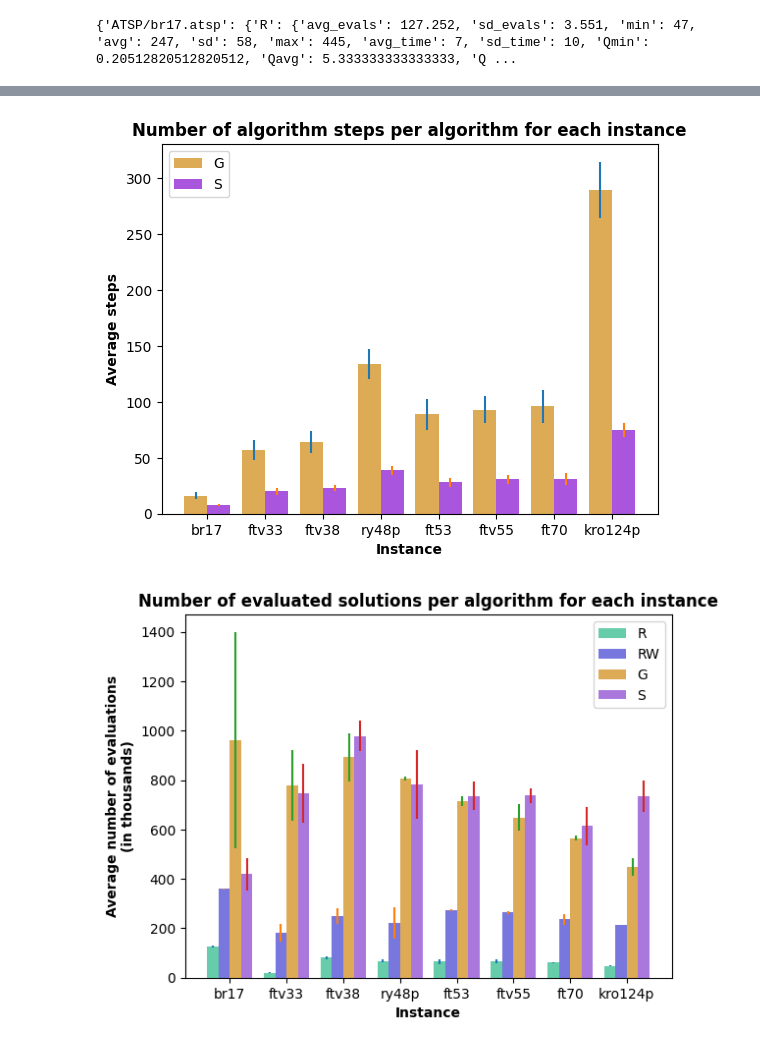
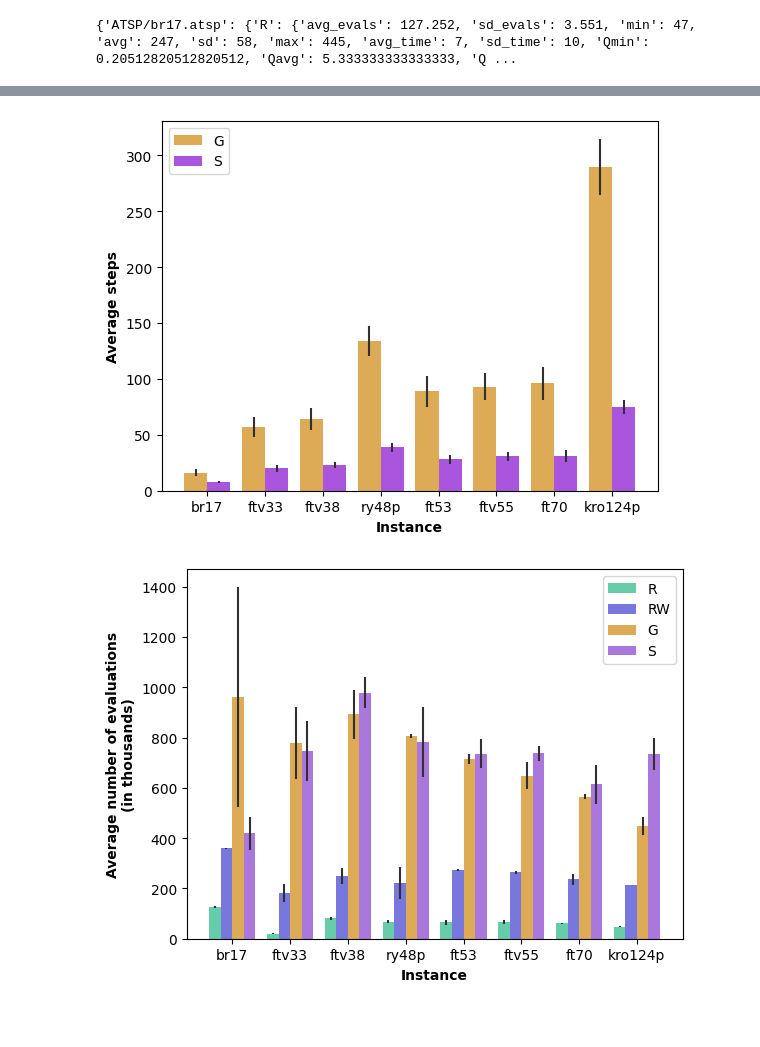
Before and after one commit to WojciechMajewski/BiologicallyInspired, a Jupyter notebook: plot_generation/main_plots.ipynb, the cells around one changed output, grey strips where cells are left out. Drawn from its saved outputs; the diff is of its cells as text; code cells hidden in the pictures; blank space fills up the shorter version.

```diff
--- a/plot_generation/main_plots.ipynb
+++ b/plot_generation/main_plots.ipynb
@@ -132,9 +132,9 @@ colors = ["#66ccaa", "#7777dd", "#dd6688", "#ddaa55", "#aa99dd"]
 
 for index, key in enumerate(list(dataset.keys())):
     plt.bar(r_list[index], dataset[key], log = True, color = colors[index], width=barWidth, label=key)
-    plt.errorbar(r_list[index], dataset[key], error[key], linestyle='None')
+    plt.errorbar(r_list[index], dataset[key], error[key], linestyle='None', color='#303030')
 
-plt.title("Average time of each algorithm per instance", fontweight='bold')
+#plt.title("Average time of each algorithm per instance", fontweight='bold')
 plt.xlabel('Instance', fontweight='bold')
 plt.ylabel('Average time', fontweight='bold')
 plt.xticks([r + 2*barWidth for r in range(len(dataset["R"]))], ticks)
@@ -195,9 +195,9 @@ colors = ["#66ccaa", "#7777dd", "#dd6688", "#ddaa55", "#aa55dd"]
 for index, key in enumerate(list(dataset.keys())):
     plt.bar(r_list[index], dataset[key], color = colors[index], width=barWidth, label=key)
 
-    plt.errorbar(r_list[index], dataset[key], error[key], linestyle='None')
+    plt.errorbar(r_list[index], dataset[key], error[key], linestyle='None', color='#303030')
 
-plt.title("Quality measure of average solution for each algorithm and instance,\n with respect to the best known solution", fontweight='bold')
+#plt.title("Quality measure of average solution for each algorithm and instance,\n with respect to the best known solution", fontweight='bold')
 plt.xlabel('Instance', fontweight='bold')
 plt.ylabel('Quality', fontweight='bold')
 plt.xticks([r + 2*barWidth for r in range(len(dataset["R"]))], ticks)
@@ -228,9 +228,9 @@ colors = ["#ddaa55", "#aa55dd"]
 for index, key in enumerate(list(dataset.keys())):
     plt.bar(r_list[index], dataset[key], color = colors[index], width=barWidth, label=key)
 
-    plt.errorbar(r_list[index], dataset[key], error[key], linestyle='None')
+    plt.errorbar(r_list[index], dataset[key], error[key], linestyle='None', color='#303030')
 
-plt.title("Number of algorithm steps per algorithm for each instance", fontweight='bold')
+#plt.title("Number of algorithm steps per algorithm for each instance", fontweight='bold')
 plt.xlabel('Instance', fontweight='bold')
 plt.ylabel('Average steps', fontweight='bold')
 plt.xticks([r + 0.5*barWidth for r in range(len(dataset["S"]))], ticks)
@@ -239,37 +239,37 @@ plt.legend()
 plt.savefig('steps.pdf')
 plt.show()
 # %% [output]
-[figure, old version]
+[figure, new version]
 # %%
 dataset = {}
 error = {}
 for algorithm in ["R", "RW", "G", "S"]:
     dataset[algorithm] = [cases[case][algorithm]["avg_evals"] for case in cases.keys()]
     error[algorithm] = [cases[case][algorithm]["sd_evals"] for case in cases.keys()]
 
 ticks = [i[5:-5] for i in list(cases.keys())] ### instances
 
 barWidth = 0.2
 
 r_list = []
 r_list.append(np.arange(len(dataset["S"])))
 for i in range(len(dataset.keys()) - 1):
     r_list.append([x + barWidth for x in r_list[-1]])
 
 colors = ["#66ccaa", "#7777dd", "#ddaa55", "#aa77dd"]
 
 for index, key in enumerate(list(dataset.keys())):
     plt.bar(r_list[index], dataset[key], color = colors[index], width=barWidth, label=key)
     #plt.barh(r_list[index], width=dataset[key], color = colors[index], label=key)
-    plt.errorbar(r_list[index], dataset[key], error[key], linestyle='None')
+    plt.errorbar(r_list[index], dataset[key], error[key], linestyle='None', color='#303030')
 
-plt.title("Number of evaluated solutions per algorithm for each instance", fontweight='bold')
+#plt.title("Number of evaluated solutions per algorithm for each instance", fontweight='bold')
 plt.xlabel('Instance', fontweight='bold')
 plt.ylabel('Average number of evaluations\n(in thousands)', fontweight='bold')
 plt.xticks([r + 1.5*barWidth for r in range(len(dataset["S"]))], ticks)
 
 plt.legend()
 plt.savefig('evals.pdf')
 plt.show()
 # %% [output]
-[figure, old version]
+[figure, new version]
```
Also changed, not shown: parts of 4 cells of this notebook, 11 other files.
